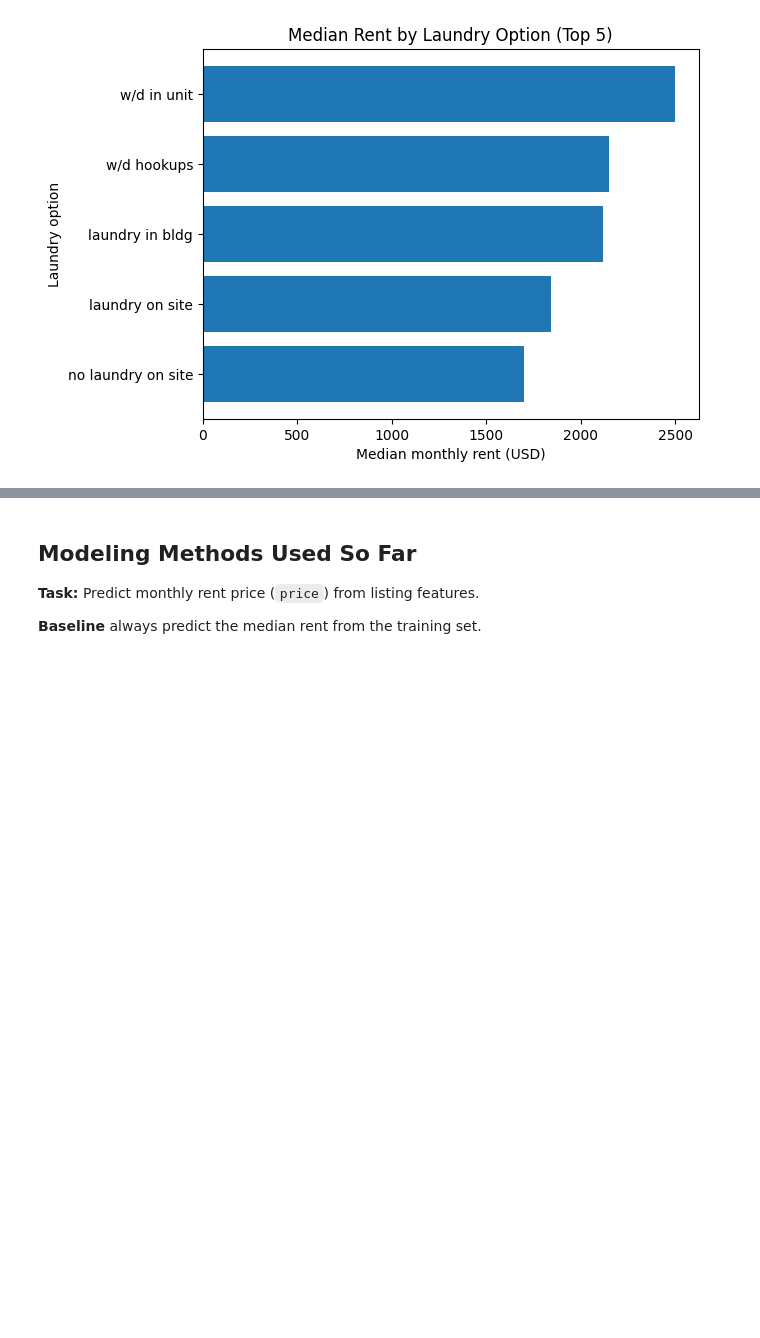
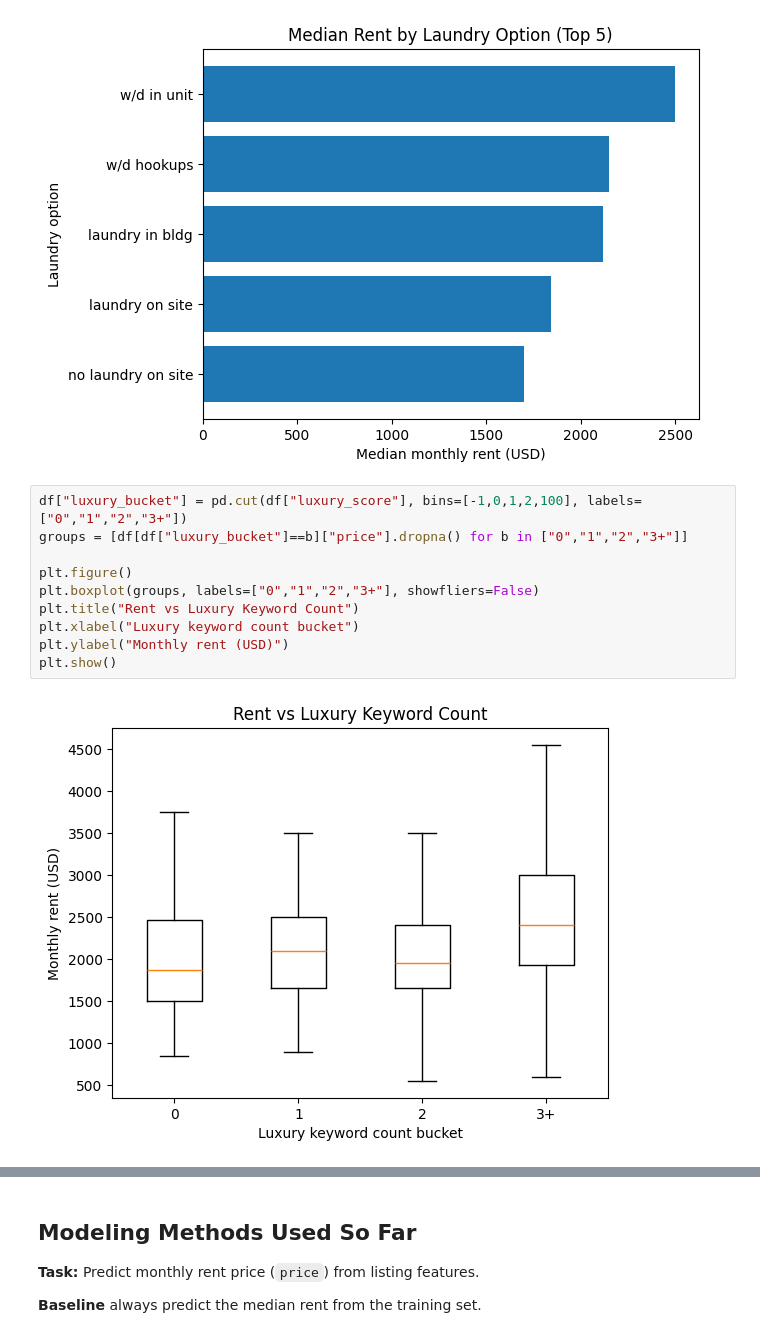
Before and after one commit to lr0826/cs506-project, a Jupyter notebook: notebooks/01_april_checkin.ipynb, the cells around one changed output, grey strips where cells are left out. Drawn from its saved outputs; the diff is of its cells as text; blank space fills up the shorter version.

Commit message:
masked bad coordinates for better modeling results and added new visualizations

```diff
--- a/notebooks/01_april_checkin.ipynb
+++ b/notebooks/01_april_checkin.ipynb
@@ -108,3 +168,15 @@ if "laundry_options" in df.columns:
 [figure]
 [figure]
 [figure]
+# %%
+df["luxury_bucket"] = pd.cut(df["luxury_score"], bins=[-1,0,1,2,100], labels=["0","1","2","3+"])
+groups = [df[df["luxury_bucket"]==b]["price"].dropna() for b in ["0","1","2","3+"]]
+
+plt.figure()
+plt.boxplot(groups, labels=["0","1","2","3+"], showfliers=False)
+plt.title("Rent vs Luxury Keyword Count")
+plt.xlabel("Luxury keyword count bucket")
+plt.ylabel("Monthly rent (USD)")
+plt.show()
+# %% [output]
+[figure, added]
```
Also changed, not shown: parts of 18 cells of this notebook.
